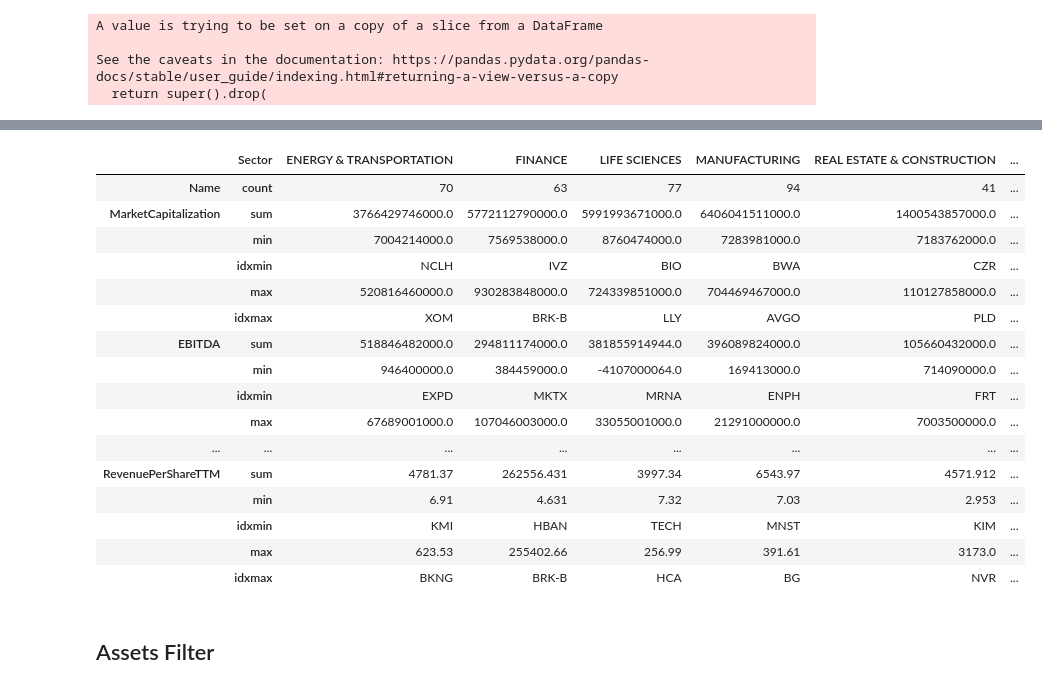
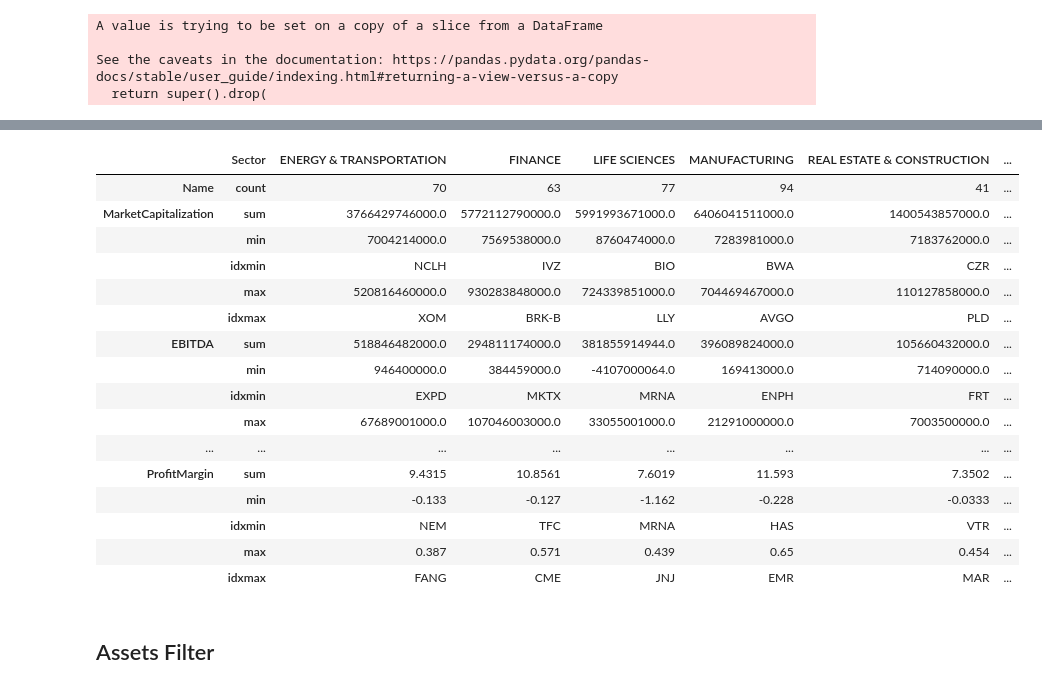
Before and after one commit to fadeeva/stock_market_research, a Jupyter notebook: Portfolio/Asset_Selection.ipynb, the cells around one changed output, grey strips where cells are left out. Saved outputs shown, nothing was run; the diff lists cells and outputs as text; code cells hidden in the pictures.

Commit message:
profit margin

```diff
--- a/Portfolio/Asset_Selection.ipynb
+++ b/Portfolio/Asset_Selection.ipynb
@@ -1051,6 +1079,7 @@ summ = data.groupby('Sector').agg({'Name': 'count',
                                    'DividendYield': ['sum', 'min', 'idxmin', 'max', 'idxmax'],
                                    'EPS': ['sum', 'min', 'idxmin', 'max', 'idxmax'],
                                    'RevenuePerShareTTM': ['sum', 'min', 'idxmin', 'max', 'idxmax'],
+                                   'ProfitMargin': ['sum', 'min', 'idxmin', 'max', 'idxmax'],
                                   })\
 #                       .sort_values('Name', ascending=False)
 summ
@@ -1069,23 +1098,24 @@ summ
 # %%
 summ_pv = pd.DataFrame(columns=summ.index, index=summ.columns, data=summ.to_numpy().transpose())
+summ_pv
 # %% [output]
 |  | Sector | ENERGY & TRANSPORTATION | FINANCE | LIFE SCIENCES | MANUFACTURING | REAL ESTATE & CONSTRUCTION | ... |
 | Name | count | 70 | 63 | 77 | 94 | 41 | ... |
 | MarketCapitalization | sum | 3766429746000.0 | 5772112790000.0 | 5991993671000.0 | 6406041511000.0 | 1400543857000.0 | ... |
 |  | min | 7004214000.0 | 7569538000.0 | 8760474000.0 | 7283981000.0 | 7183762000.0 | ... |
 |  | idxmin | NCLH | IVZ | BIO | BWA | CZR | ... |
 |  | max | 520816460000.0 | 930283848000.0 | 724339851000.0 | 704469467000.0 | 110127858000.0 | ... |
 |  | idxmax | XOM | BRK-B | LLY | AVGO | PLD | ... |
 | EBITDA | sum | 518846482000.0 | 294811174000.0 | 381855914944.0 | 396089824000.0 | 105660432000.0 | ... |
 |  | min | 946400000.0 | 384459000.0 | -4107000064.0 | 169413000.0 | 714090000.0 | ... |
 |  | idxmin | EXPD | MKTX | MRNA | ENPH | FRT | ... |
 |  | max | 67689001000.0 | 107046003000.0 | 33055001000.0 | 21291000000.0 | 7003500000.0 | ... |
 | ... | ... | ... | ... | ... | ... | ... | ... |
-| RevenuePerShareTTM | sum | 4781.37 | 262556.431 | 3997.34 | 6543.97 | 4571.912 | ... |
-|  | min | 6.91 | 4.631 | 7.32 | 7.03 | 2.953 | ... |
-|  | idxmin | KMI | HBAN | TECH | MNST | KIM | ... |
-|  | max | 623.53 | 255402.66 | 256.99 | 391.61 | 3173.0 | ... |
-|  | idxmax | BKNG | BRK-B | HCA | BG | NVR | ... |
+| ProfitMargin | sum | 9.4315 | 10.8561 | 7.6019 | 11.593 | 7.3502 | ... |
+|  | min | -0.133 | -0.127 | -1.162 | -0.228 | -0.0333 | ... |
+|  | idxmin | NEM | TFC | MRNA | HAS | VTR | ... |
+|  | max | 0.387 | 0.571 | 0.439 | 0.65 | 0.454 | ... |
+|  | idxmax | FANG | CME | JNJ | EMR | MAR | ... |
 # %% [markdown]
 ## Assets Filter
 # %%
```
Also changed, not shown: parts of 17 cells of this notebook.
